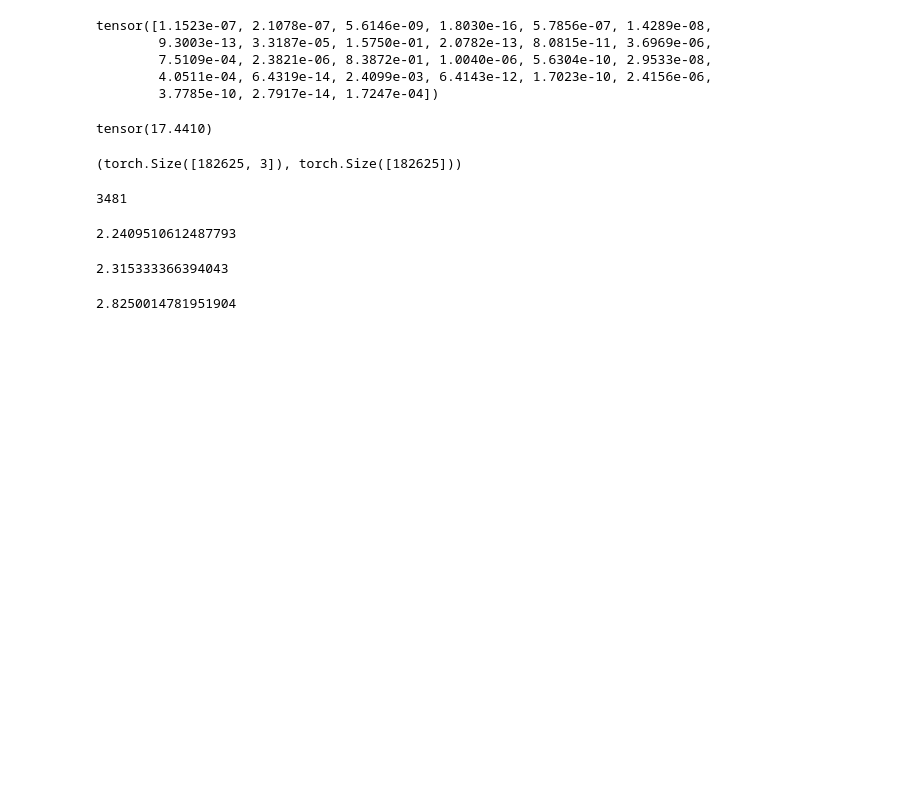
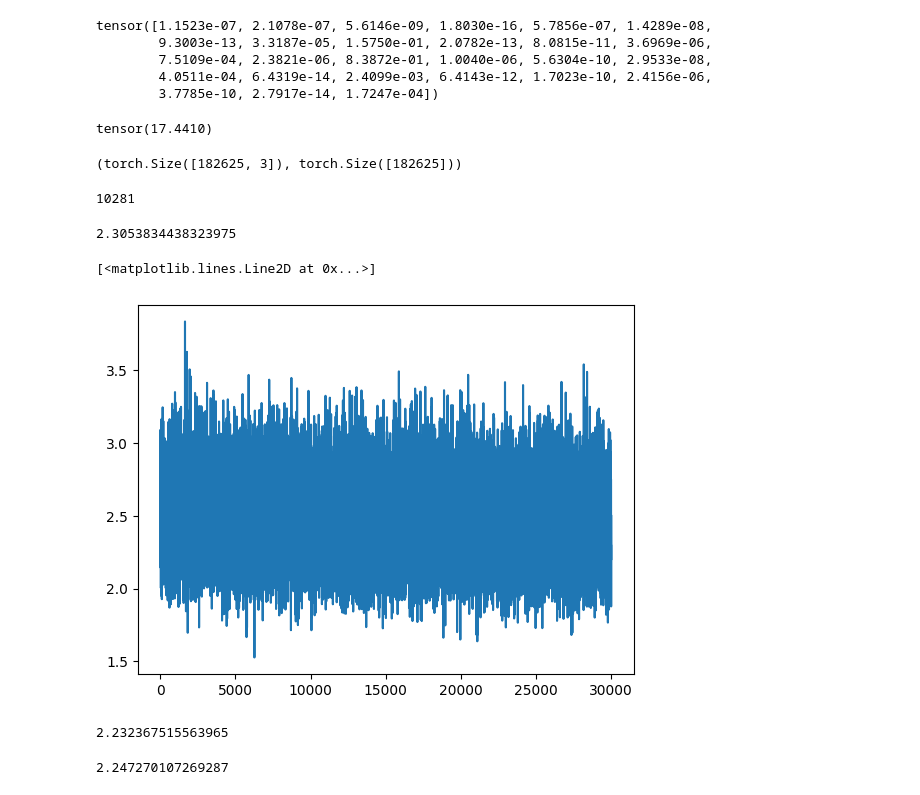
Before and after one commit to Overlytic/nn-zero-to-hero, a Jupyter notebook: lectures/makemore/ownwork/tc_makemore_part2_mlp_yay.ipynb, the cells around one changed output. Saved outputs shown, nothing was run; the diff lists cells and outputs as text; code cells hidden in the pictures; blank space fills up the shorter version.

```diff
--- a/lectures/makemore/ownwork/tc_makemore_part2_mlp_yay.ipynb
+++ b/lectures/makemore/ownwork/tc_makemore_part2_mlp_yay.ipynb
@@ -138,15 +138,15 @@ Xtr.shape, Ytr.shape # dataset
 # %%
 g = torch.Generator().manual_seed(2147483647)
 C = torch.randn((27, 2), generator=g)
-W1 = torch.randn((6, 100), generator=g)
-b1 = torch.randn(100, generator=g)
-W2 = torch.randn((100, 27), generator=g)
+W1 = torch.randn((6, 300), generator=g)
+b1 = torch.randn(300, generator=g)
+W2 = torch.randn((300, 27), generator=g)
 b2 = torch.randn(27, generator=g)
 parameters = [C, W1, b1, W2, b2]
 # %%
 sum(p.nelement() for p in parameters) # num of param in total
 # %% [output]
-3481
+10281
 # %%
 for p in parameters:
     p.requires_grad = True
@@ -156,8 +156,9 @@ lrs = 10**lre
 # %%
 lri = []
 lossi = []
+stepi = []
 
-for i in range(10000):
+for i in range(30000):
     # minibatch
     ix = torch.randint(0, Xtr.shape[0], (32, ))
 
@@ -176,19 +177,23 @@ for i in range(10000):
     # update
     # lr = lrs[i]
     # lr = 0.1 # initial rate
-    lr = 0.01 # decay training rate
+    lr = 0.01
     for p in parameters:
         p.data += -lr * p.grad
 
     # track stats
     # lri.append(lre[i])
-    # lossi.append(loss.item())
+    stepi.append(i)
+    lossi.append(loss.item())
 
 print(loss.item()) # This is only the minibatch loss
 # %% [output]
-2.2409510612487793
+2.3053834438323975
 # %%
-# plt.plot(lri, lossi)
+plt.plot(stepi, lossi)
+# %% [output]
+[<matplotlib.lines.Line2D at 0x...>]
+[figure, added]
 # %%
 # Loss over all examples in train
 emb = C[Xtr] # (32, 3, 2)
@@ -197,7 +202,7 @@ logits = h @ W2 + b2  # (32, 27)
 loss = F.cross_entropy(logits, Ytr)
 print(loss.item())
 # %% [output]
-2.315333366394043
+2.232367515563965
 # %%
 # Loss over all examples in dev
 emb = C[Xdev] # (32, 3, 2)
@@ -206,7 +211,7 @@ logits = h @ W2 + b2  # (32, 27)
 loss = F.cross_entropy(logits, Ydev)
 print(loss.item())
 # %% [output]
-2.8250014781951904
+2.247270107269287
 # %%
 # training split, dev/validaton split, test split
 # 80%, 10%, 10%
```
